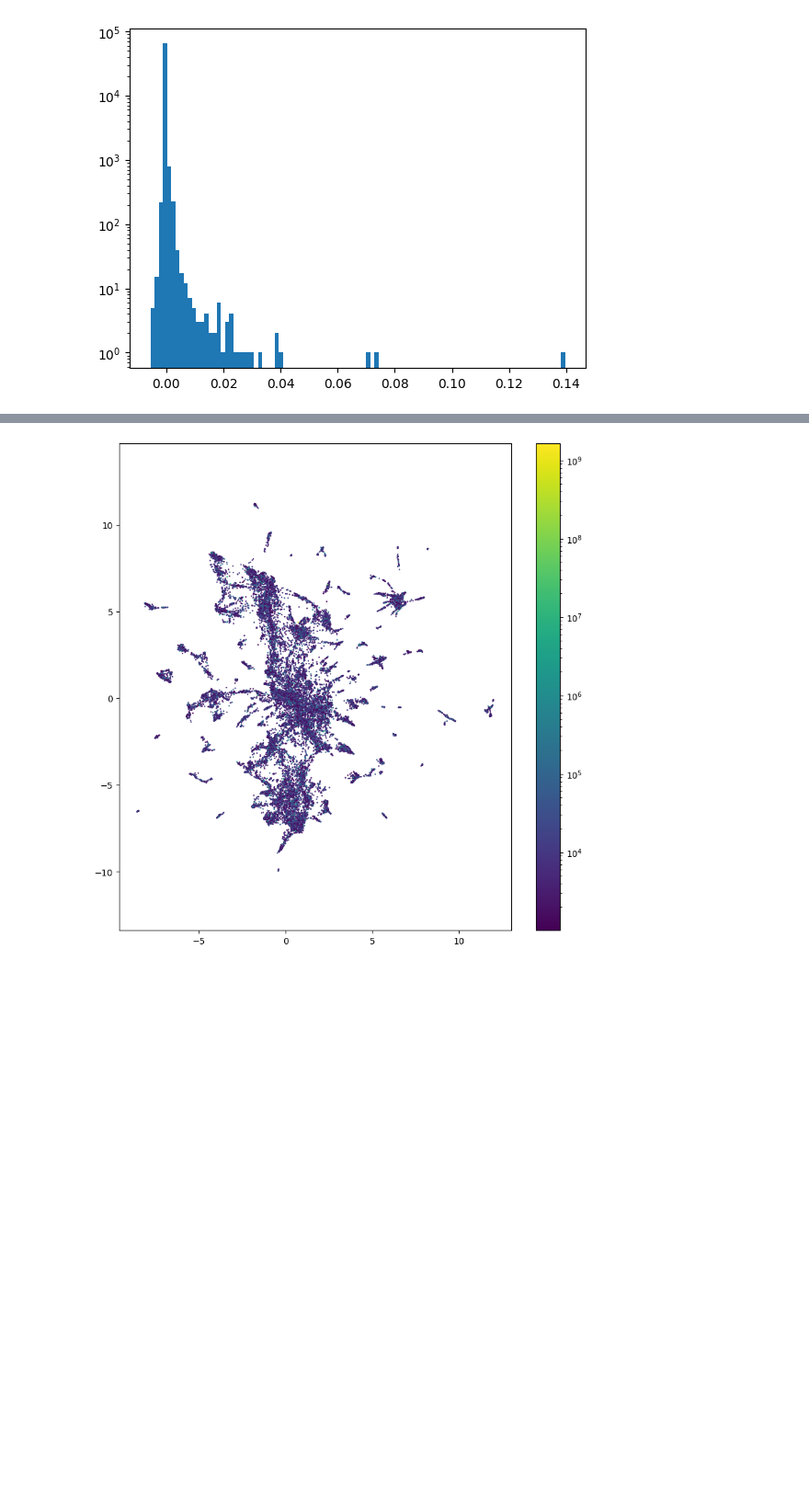
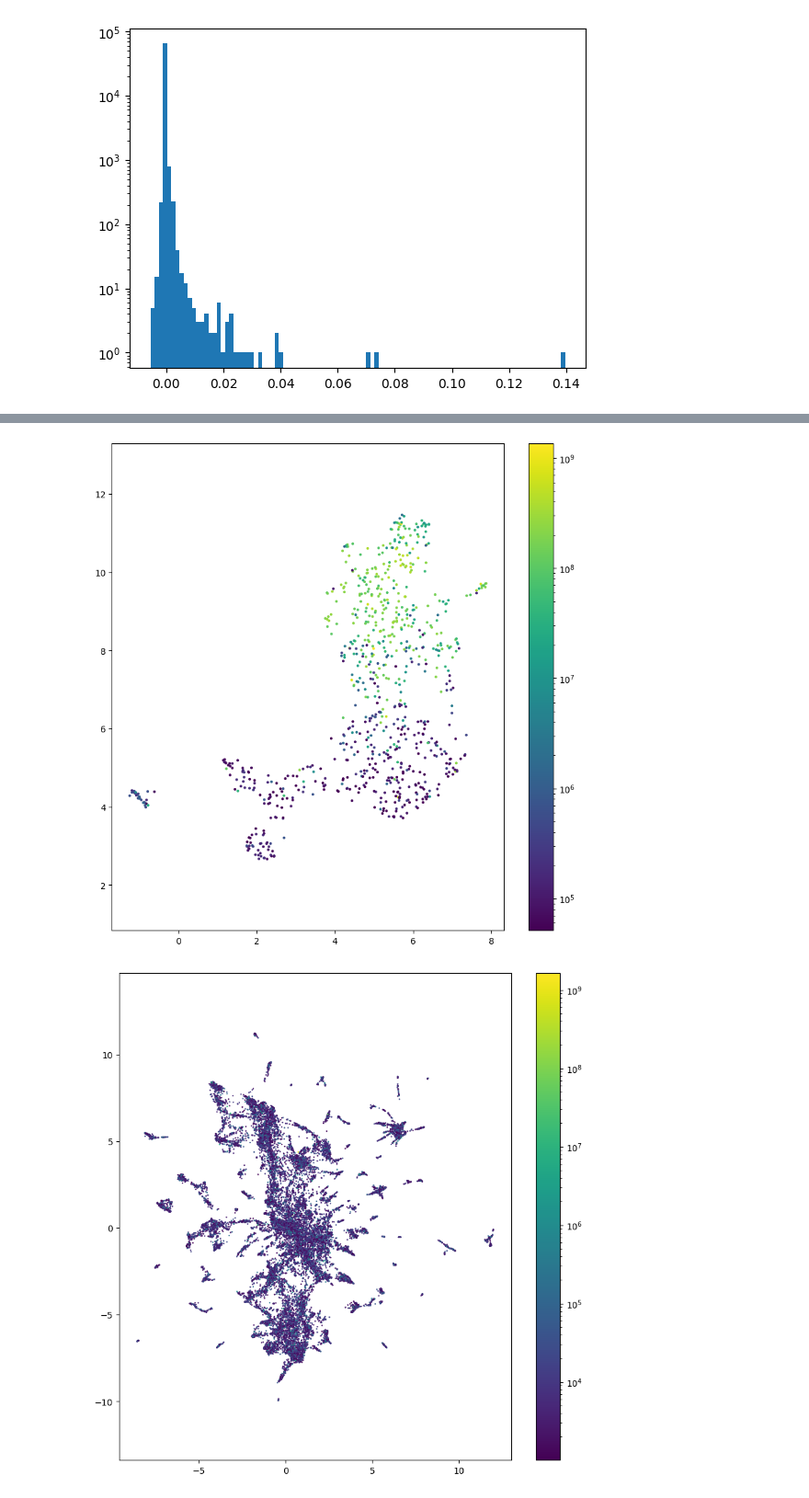
Before and after one commit to Lewington-pitsos/sae_vit, a Jupyter notebook: pad.ipynb, the cells around one changed output, grey strips where cells are left out. Shown at 92% size. Cells and saved outputs as stored; diff of their text form; code cells hidden in the pictures; blank space fills up the shorter version.

```diff
--- a/pad.ipynb
+++ b/pad.ipynb
@@ -10,5 +10,5 @@ import umap
 # %%
-parent_dir = 'dashboard/raw'
+parent_dir = 'cruft/mrbeast_dash/raw'
 files = sorted([parent_dir + '/' + f for f in os.listdir(parent_dir)])
 print(files[0])
 # %% [output]
@@ -137,3 +102,19 @@ torch.Size([24030])
+# %%
+from matplotlib.colors import LogNorm
+plt.figure(figsize=(10, 10))
+
+plt.scatter(
+    embedding[:, 0],
+    embedding[:, 1],
+    c=views,  # Use the likes tensor to color the points
+    cmap='viridis',
+    norm=LogNorm(),
+    s=4,
+)
+plt.colorbar()
+plt.gca().set_aspect('equal', 'datalim')
+# %% [output]
+[figure, added]
 # %%
 from matplotlib.colors import LogNorm
 plt.figure(figsize=(10, 10))
```
Also changed, not shown: parts of 13 cells of this notebook, 7 other files.
